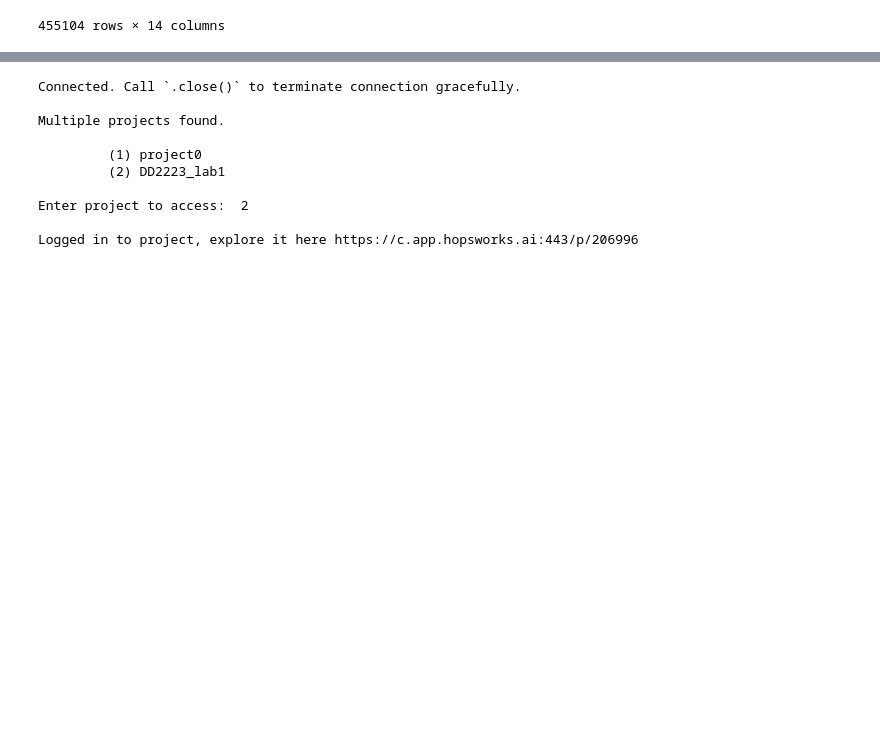
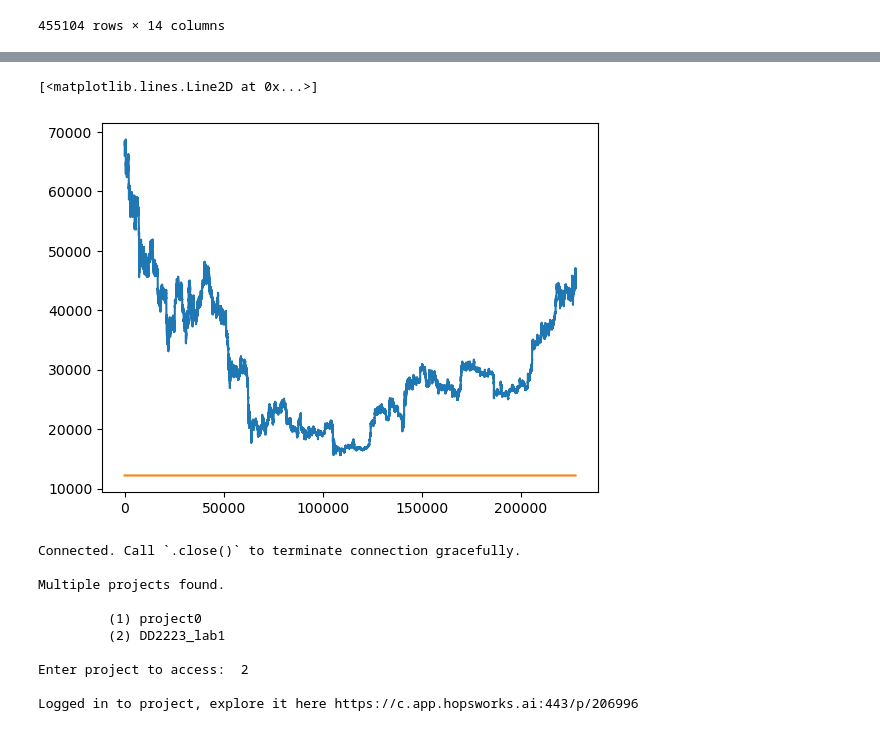
Before and after one commit to owwe/btc-price-prediction, a Jupyter notebook: training_pipeline.ipynb, the cells around one changed output, grey strips where cells are left out. Cells and saved outputs as stored; diff of their text form; code cells hidden in the pictures; blank space fills up the shorter version.

Commit message:
tutorial done
predictions are constant smth went wrong

```diff
--- a/training_pipeline.ipynb
+++ b/training_pipeline.ipynb
@@ -104,19 +122,16 @@ plt.plot(len(y_train)  + len(y_val) + np.arange(len(y_test)),y_test)
 # %%
 from keras.layers import LSTM
-from keras.layers import Dense, Dropout
-n_steps = 10
+from keras.layers import Dense, Dropout,Input
 n_features = 1
 # reshape from [samples, timesteps] into [samples, timesteps, features]
 X = X.reshape((X.shape[0], X.shape[1], n_features))
 # define model
 model = Sequential()
-model.add(LSTM(128, activation='tanh', return_sequences = True ,input_shape=(n_steps, n_features)))
-model.add(LSTM(128, activation='tanh'))
-model.add(Dropout(0.15))
-model.add(Dense(64,activation = "relu"))
+model.add(Input((n_steps, n_features)))
+model.add(LSTM(50, activation='tanh', return_sequences = False ))
+#model.add(LSTM(32, activation='tanh'))
+model.add(Dense(32,activation = "relu"))
 model.add(Dropout(0.1))
-model.add(Dense(32,activation = "relu"))
-model.add(Dropout(0.05))
 model.add(Dense(16,activation = "relu"))
 model.add(Dense(1))
 model.compile(optimizer='adam' ,loss='mse', metrics = ['mae'])
@@ -124,4 +161,4 @@ model.compile(optimizer='adam' ,loss='mse', metrics = ['mae'])
 # %%
-hist = model.fit(X_train, y_train, validation_data = (X_val,y_val) , epochs=1, verbose=1)
+hist = model.fit(X_train, y_train, validation_data = (X_val,y_val) , epochs=100, verbose=1)
 # demonstrate prediction
 # %% [output]
@@ -136,3 +182,3 @@ hist.history
 # %%
-model.predict(X_test)
+preds = model.predict(X_test).reshape(-1)
 # %% [output]
@@ -147,3 +186,10 @@ array([[27794.287],
+# %%
+from matplotlib import pyplot as plt
+plt.plot(np.arange(len(y_test)),y_test)
+plt.plot(np.arange(len(y_test)), preds)
+# %% [output]
+[<matplotlib.lines.Line2D at 0x...>]
+[figure, added]
 # %%
 # You have to set the environment variable 'HOPSWORKS_API_KEY' for login to succeed
 import hopsworks
```
Also changed, not shown: parts of 14 cells of this notebook, 1 other file.
